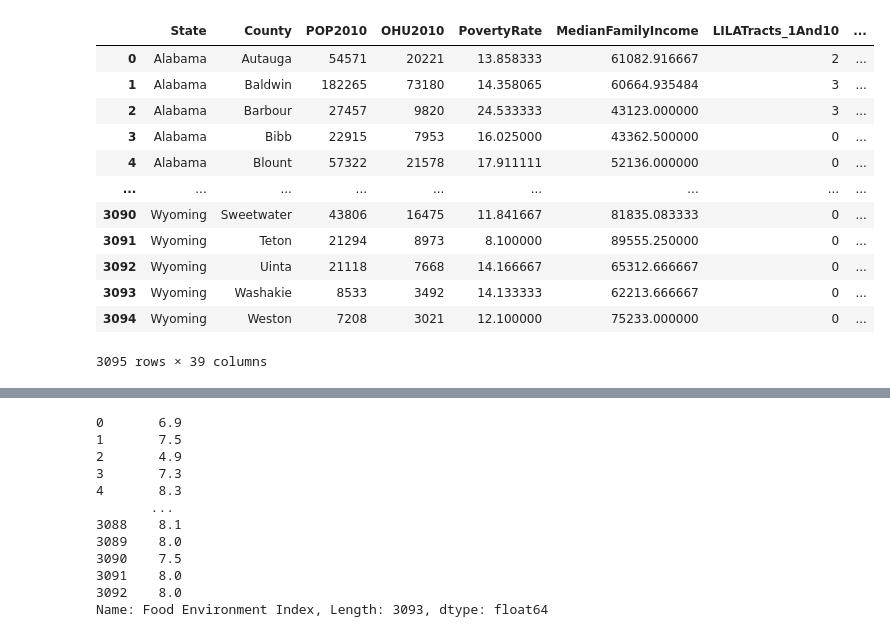
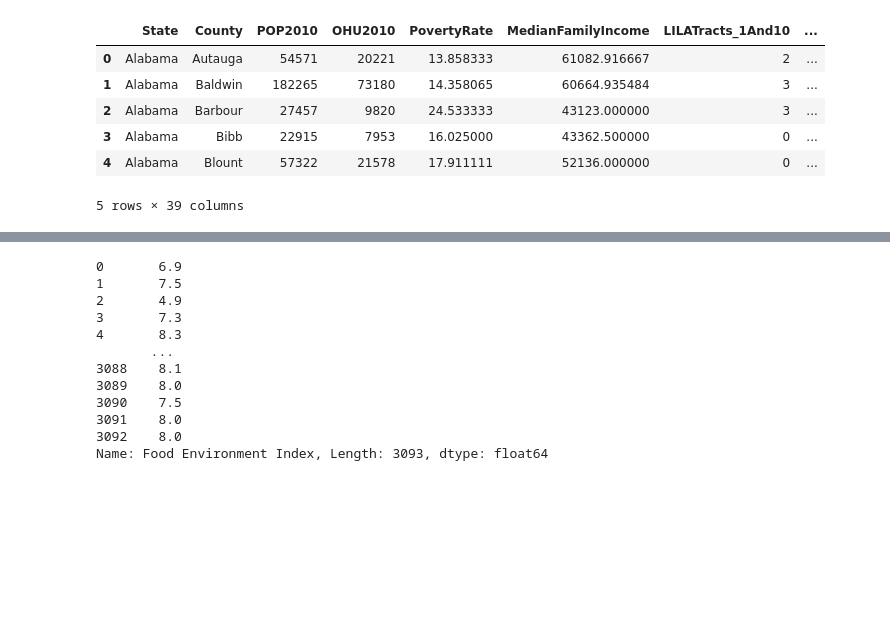
Before and after one commit to Ssimoes48/Food-Deserts-Analysis, a Jupyter notebook: sara_notebook.ipynb, the cells around one changed output, grey strips where cells are left out. Drawn from its saved outputs; the diff is of its cells as text; code cells hidden in the pictures; blank space fills up the shorter version.

```diff
--- a/sara_notebook.ipynb
+++ b/sara_notebook.ipynb
@@ -13,36 +13,30 @@ from api_keys import g_key
 # %%
 file = "output/my_combined.csv"
 
 county_df = pd.read_csv(file)
 county_df.head()
 
 file2 = "Resources/countycoordinates.xlsx"
 
 coord_df = pd.read_excel(file2)
 clean_coord = coord_df[["State", "County", "Latitude", "Longitude"]]
 clean_coord
 
 data_loc = pd.DataFrame.merge(county_df, clean_coord, on=["State", "County"])
 
 
 
 #data_loc.to_csv('output/clean_with_lat_long.csv', index = False)
 
-data_loc
+data_loc.head()
 # %% [output]
 |  | State | County | POP2010 | OHU2010 | PovertyRate | MedianFamilyIncome | LILATracts_1And10 | ... |
 | 0 | Alabama | Autauga | 54571 | 20221 | 13.858333 | 61082.916667 | 2 | ... |
 | 1 | Alabama | Baldwin | 182265 | 73180 | 14.358065 | 60664.935484 | 3 | ... |
 | 2 | Alabama | Barbour | 27457 | 9820 | 24.533333 | 43123.000000 | 3 | ... |
 | 3 | Alabama | Bibb | 22915 | 7953 | 16.025000 | 43362.500000 | 0 | ... |
 | 4 | Alabama | Blount | 57322 | 21578 | 17.911111 | 52136.000000 | 0 | ... |
-| ... | ... | ... | ... | ... | ... | ... | ... | ... |
-| 3090 | Wyoming | Sweetwater | 43806 | 16475 | 11.841667 | 81835.083333 | 0 | ... |
-| 3091 | Wyoming | Teton | 21294 | 8973 | 8.100000 | 89555.250000 | 0 | ... |
-| 3092 | Wyoming | Uinta | 21118 | 7668 | 14.166667 | 65312.666667 | 0 | ... |
-| 3093 | Wyoming | Washakie | 8533 | 3492 | 14.133333 | 62213.666667 | 0 | ... |
-| 3094 | Wyoming | Weston | 7208 | 3021 | 12.100000 | 75233.000000 | 0 | ... |
-3095 rows × 39 columns
+5 rows × 39 columns
 # %%
 file = "output/clean_with_lat_long.csv"
 
```
Also changed, not shown: parts of 10 cells of this notebook, 2 other files.
